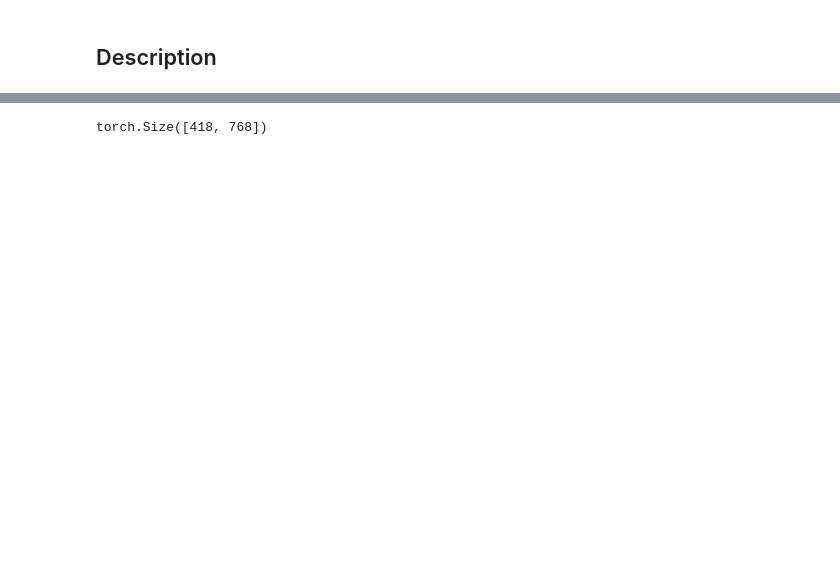
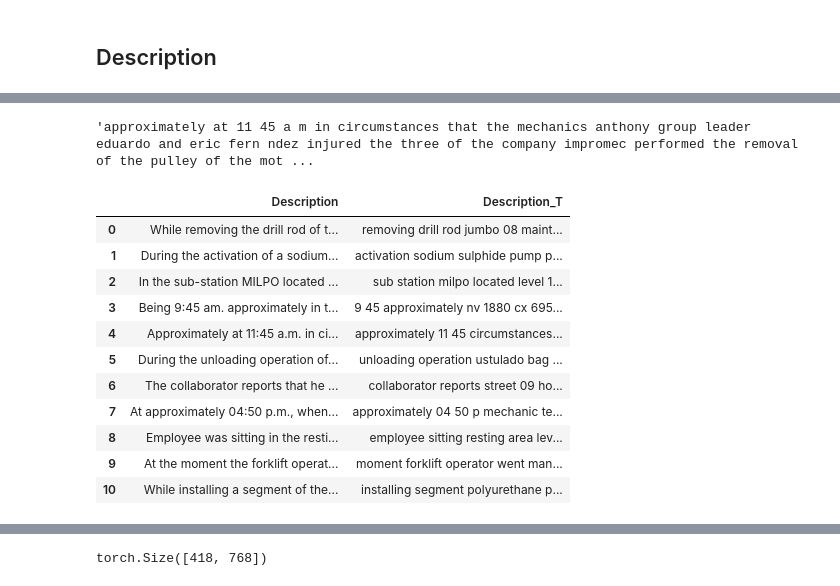
Before and after one commit to suhail-chand/industrial-accident-severity-assessment, a Jupyter notebook: notebooks/preprocessing.ipynb, the cells around one changed output, grey strips where cells are left out. Saved outputs shown, nothing was run; the diff lists cells and outputs as text; code cells hidden in the pictures; blank space fills up the shorter version.

```diff
--- a/notebooks/preprocessing.ipynb
+++ b/notebooks/preprocessing.ipynb
@@ -209,0 +255,6 @@ memory usage: 88.2+ KB
+# %%
+# To lowercase
+is_df['Description_T'] = is_df['Description'].apply(lambda x: x.lower())
+# %%
+# Removing non-alpha-numeric chars
+is_df['Description_T'] = is_df['Description_T'].apply(lambda x: ''.join(re.sub('[^A-Za-z0-9]+', ' ', x)))
@@ -209,0 +264,4 @@ memory usage: 88.2+ KB
+# %%
+is_df['Description_T'][4]
+# %% [output]
+'approximately at 11 45 a m in circumstances that the mechanics anthony group leader eduardo and eric fern ndez injured the three of the company impromec performed the removal of the pulley of the mot ...
@@ -209,0 +270,15 @@ memory usage: 88.2+ KB
+# %%
+is_df.loc[0:10, ['Description', 'Description_T']]
+# %% [output]
+|  | Description | Description_T |
+| 0 | While removing the drill rod of t... | removing drill rod jumbo 08 maint... |
+| 1 | During the activation of a sodium... | activation sodium sulphide pump p... |
+| 2 | In the sub-station MILPO located ... | sub station milpo located level 1... |
+| 3 | Being 9:45 am. approximately in t... | 9 45 approximately nv 1880 cx 695... |
+| 4 | Approximately at 11:45 a.m. in ci... | approximately 11 45 circumstances... |
+| 5 | During the unloading operation of... | unloading operation ustulado bag ... |
+| 6 | The collaborator reports that he ... | collaborator reports street 09 ho... |
+| 7 | At approximately 04:50 p.m., when... | approximately 04 50 p mechanic te... |
+| 8 | Employee was sitting in the resti... | employee sitting resting area lev... |
+| 9 | At the moment the forklift operat... | moment forklift operator went man... |
+| 10 | While installing a segment of the... | installing segment polyurethane p... |
```
Also changed, not shown: parts of 26 cells of this notebook, 3 other files.
